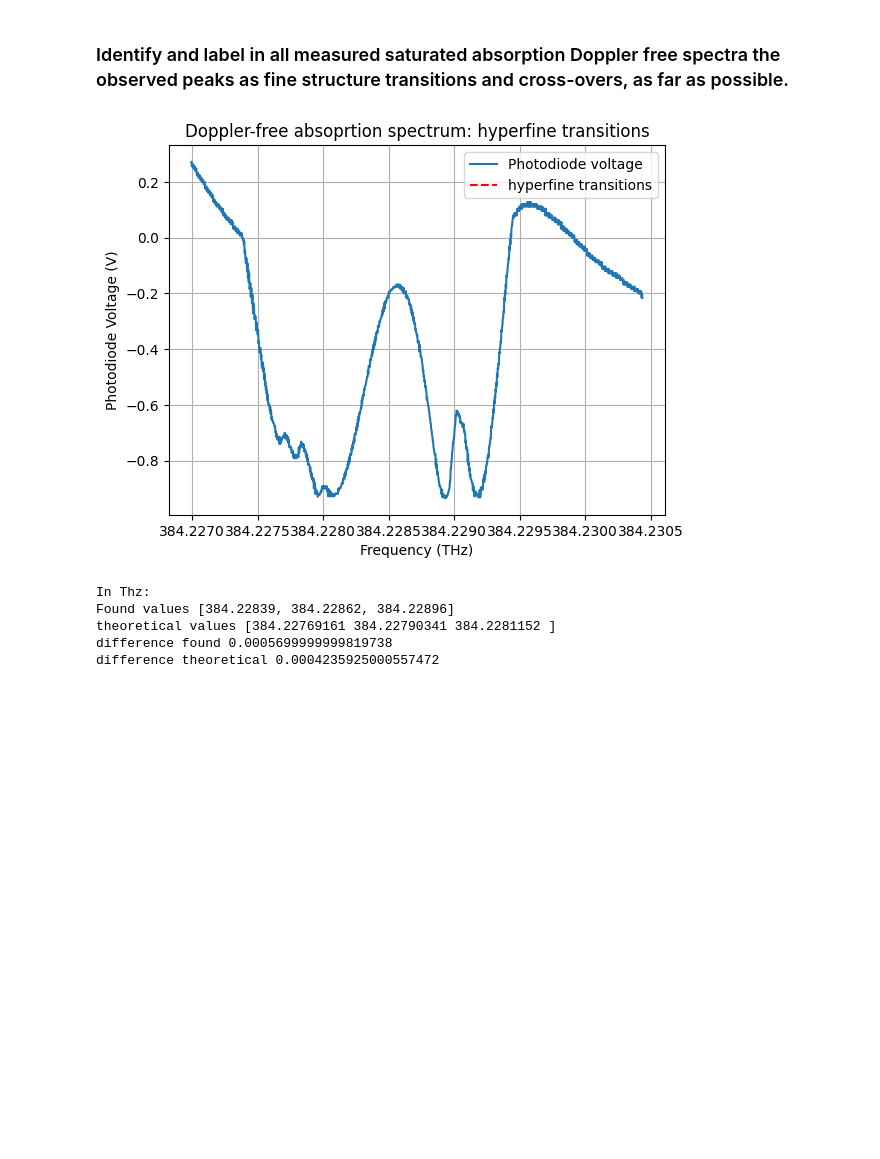
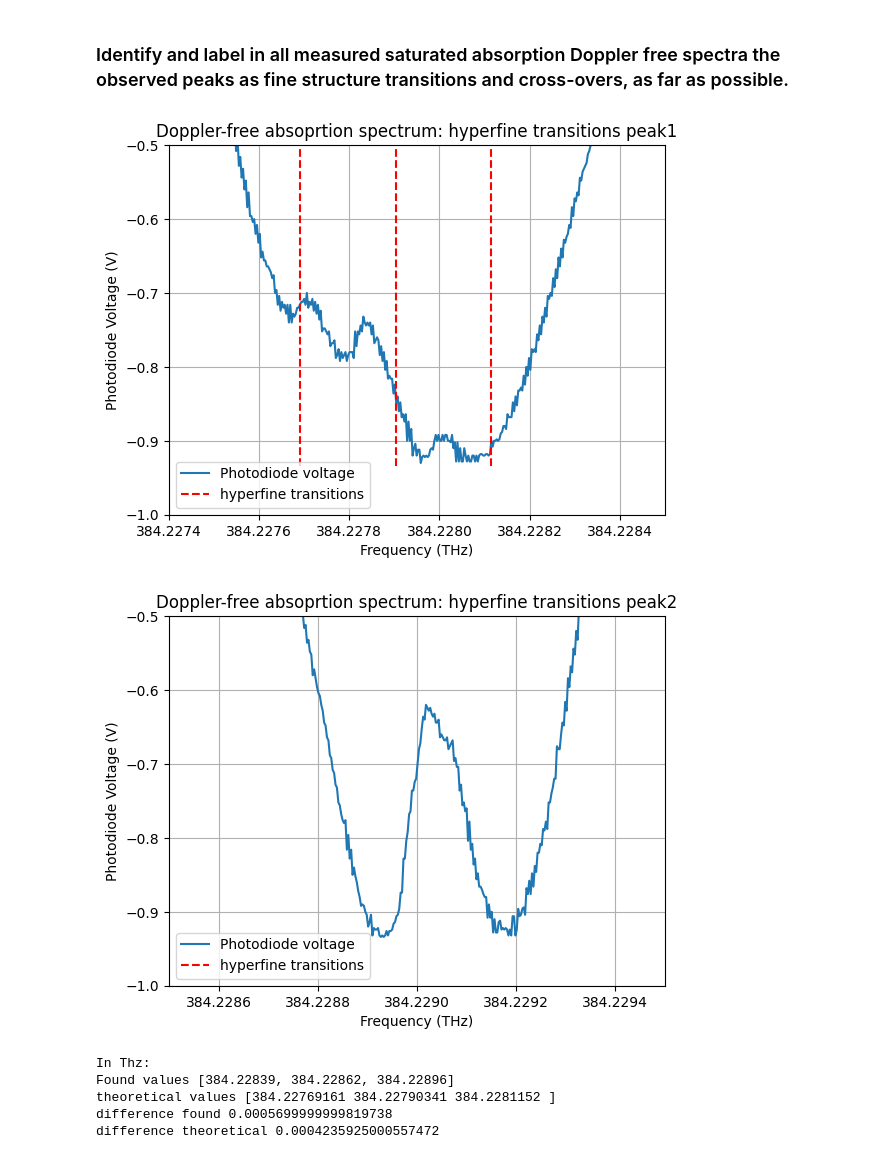
Before and after one commit to mandarhijn/Rb-spectroscopy, a Jupyter notebook: analysis.ipynb, the cells around one changed output. Saved outputs shown, nothing was run; the diff lists cells and outputs as text; code cells hidden in the pictures; blank space fills up the shorter version.

Commit message:
split hyperfine into graph per peak + plot theoretical values on top

```diff
--- a/analysis.ipynb
+++ b/analysis.ipynb
@@ -463,25 +463,41 @@ print(temps)
 # %%
 x_df, ch1_corrected_df, ch2_df = load_data_remove_background('data/NewFile13.csv', 'data/NewFile18.csv')
 voltage_df = fit_voltage(x_df, ch2_df)
-# guess voltage minima since we have peaks within dips
+# fit onto approximate positions of doppler free spectrum
 minima_indices_df = [270,680]
-# find the corresponding voltage frequency sweep values
 peak_voltages_df = voltage_df[minima_indices_df]
 f_range_df = calibration_func_df(voltage_df)
 
 
-hyperfine1 = []
+#hyperfine1 = [384.228]
+#theoretical values
+f2f1 = 384230.4844685 - 2.563005979089109 - 0.2298518
+f2f3 = 384230.4844685 - 2.563005979089109 + 0.1937407
+hyperfine1 = np.array([f2f1, np.mean([f2f1, f2f3]), f2f3])/1000
 
-plot_channel(f_range_df, ch1_corrected_df, label1='Photodiode voltage', title='Doppler-free absoprtion spectrum: hyperfine transitions')
+plot_channel(f_range_df, ch1_corrected_df, label1='Photodiode voltage', title='Doppler-free absoprtion spectrum: hyperfine transitions peak1')
 plt.vlines(hyperfine1, ymin=np.min(ch1_corrected_df), ymax=np.max(ch1_corrected_df), color='r', linestyle='--', label='hyperfine transitions')
 plt.ticklabel_format(axis='x', style='plain', useOffset=False)
+plt.xlim(384.2274, 384.2285)
+plt.ylim(-1,-0.5)
 plt.xlabel('Frequency (THz)')
 plt.ylabel('Photodiode Voltage (V)')
 plt.legend()
 plt.grid(True)
 plt.show()
+plot_channel(f_range_df, ch1_corrected_df, label1='Photodiode voltage', title='Doppler-free absoprtion spectrum: hyperfine transitions peak2')
+plt.vlines(hyperfine1, ymin=np.min(ch1_corrected_df), ymax=np.max(ch1_corrected_df), color='r', linestyle='--', label='hyperfine transitions')
+plt.ticklabel_format(axis='x', style='plain', useOffset=False)
+plt.xlim(384.2285,384.2295)
+plt.ylim(-1,-0.5)
+plt.xlabel('Frequency (THz)')
+plt.ylabel('Photodiode Voltage (V)')
+plt.legend()
+plt.grid(True)
+plt.show()
 # %% [output]
-[figure, old version]
+[figure, new version]
+[figure, added]
 # %%
 # 87Rb F=2 to F' Gigahertz
 print("In Thz:")
```
